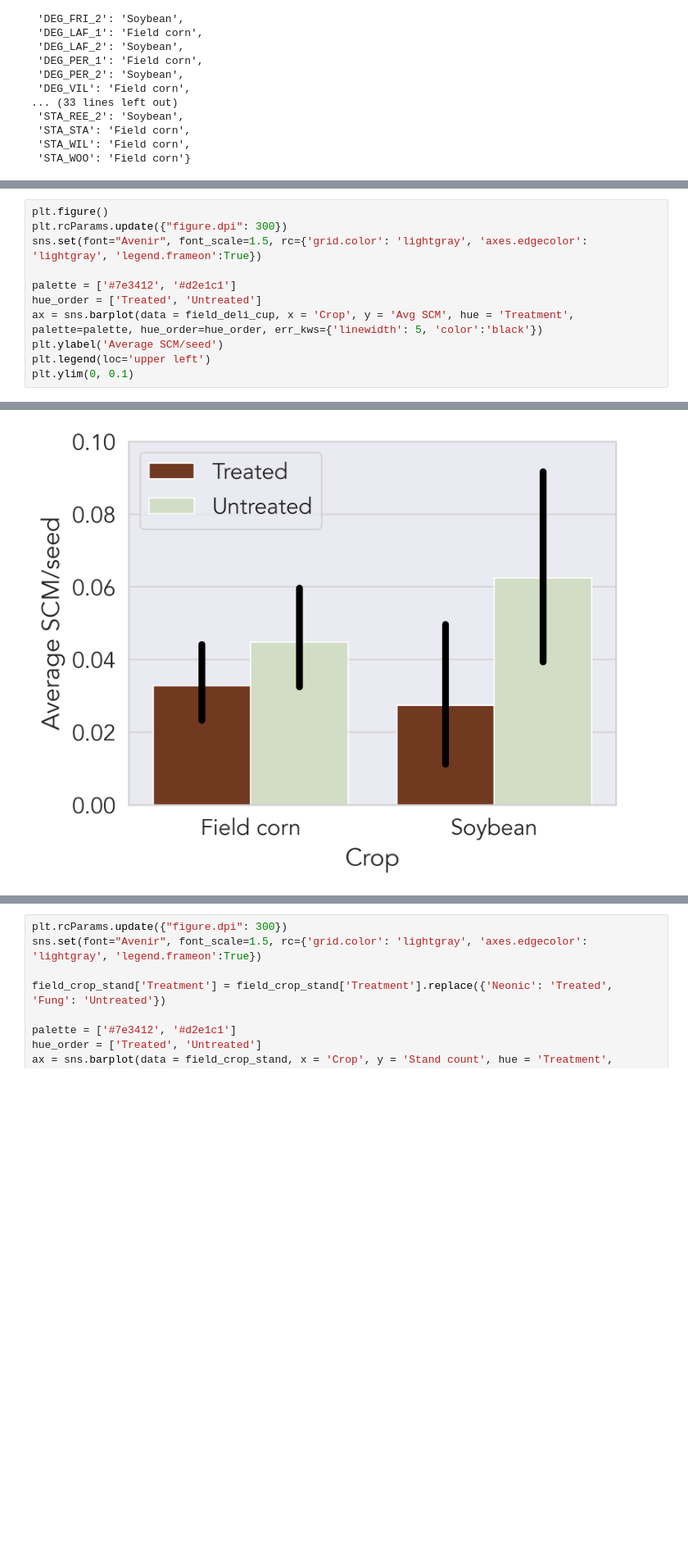
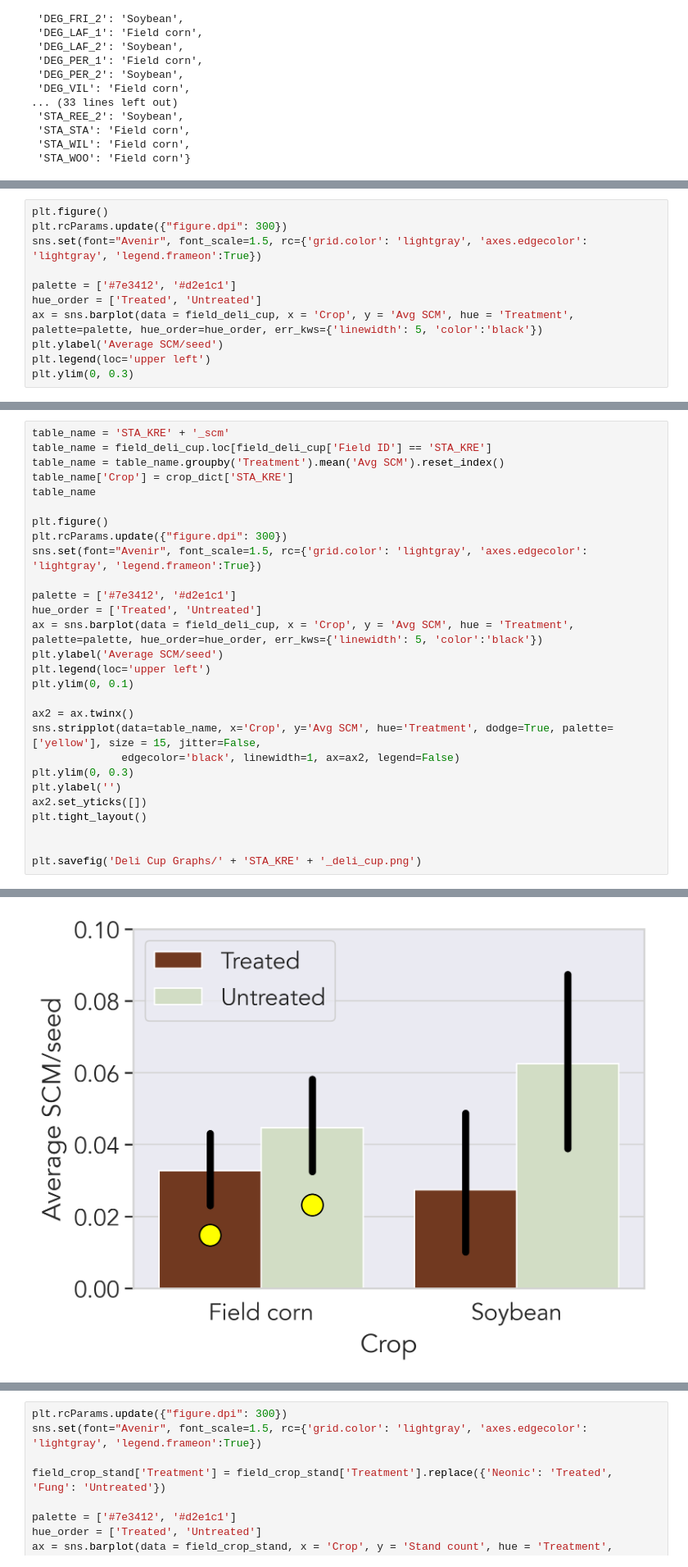
Before and after one commit to chloecho31/cornell, a Jupyter notebook: SCM/2025/Reports/2025_reports.ipynb, the cells around one changed output, grey strips where cells are left out. Shown at 82% size. Saved outputs shown, nothing was run; the diff lists cells and outputs as text; blank space fills up the shorter version.

```diff
--- a/SCM/2025/Reports/2025_reports.ipynb
+++ b/SCM/2025/Reports/2025_reports.ipynb
@@ -207,0 +198,11 @@ table_name
+# %%
+plt.figure()
+plt.rcParams.update({"figure.dpi": 300})
+sns.set(font="Avenir", font_scale=1.5, rc={'grid.color': 'lightgray', 'axes.edgecolor': 'lightgray', 'legend.frameon':True})
+
+palette = ['#7e3412', '#d2e1c1']
+hue_order = ['Treated', 'Untreated']
+ax = sns.barplot(data = field_deli_cup, x = 'Crop', y = 'Avg SCM', hue = 'Treatment', palette=palette, hue_order=hue_order, err_kws={'linewidth': 5, 'color':'black'})
+plt.ylabel('Average SCM/seed')
+plt.legend(loc='upper left')
+plt.ylim(0, 0.3)
@@ -232,4 +243,10 @@ The palette list has fewer values (1) than needed (2) and will cycle, which may
 # %%
+table_name = 'STA_KRE' + '_scm'
+table_name = field_deli_cup.loc[field_deli_cup['Field ID'] == 'STA_KRE']
+table_name = table_name.groupby('Treatment').mean('Avg SCM').reset_index()
+table_name['Crop'] = crop_dict['STA_KRE']
+table_name
+
 plt.figure()
 plt.rcParams.update({"figure.dpi": 300})
 sns.set(font="Avenir", font_scale=1.5, rc={'grid.color': 'lightgray', 'axes.edgecolor': 'lightgray', 'legend.frameon':True})
@@ -240,4 +257,15 @@ ax = sns.barplot(data = field_deli_cup, x = 'Crop', y = 'Avg SCM', hue = 'Treatm
 plt.ylabel('Average SCM/seed')
 plt.legend(loc='upper left')
 plt.ylim(0, 0.1)
+
+ax2 = ax.twinx()
+sns.stripplot(data=table_name, x='Crop', y='Avg SCM', hue='Treatment', dodge=True, palette= ['yellow'], size = 15, jitter=False,
+              edgecolor='black', linewidth=1, ax=ax2, legend=False)
+plt.ylim(0, 0.3)
+plt.ylabel('')
+ax2.set_yticks([])
+plt.tight_layout()
+
+
+plt.savefig('Deli Cup Graphs/' + 'STA_KRE' + '_deli_cup.png')
 # %% [output]
@@ -245 +274 @@ plt.ylim(0, 0.1)
-[figure, old version]
+[figure, new version]
```
Also changed, not shown: parts of 73 cells of this notebook, 18 other files.
